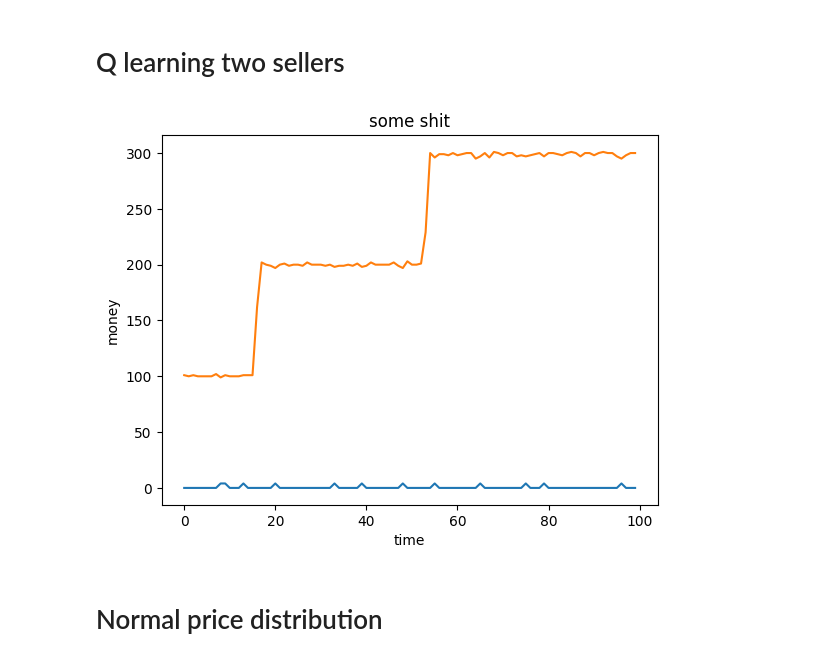
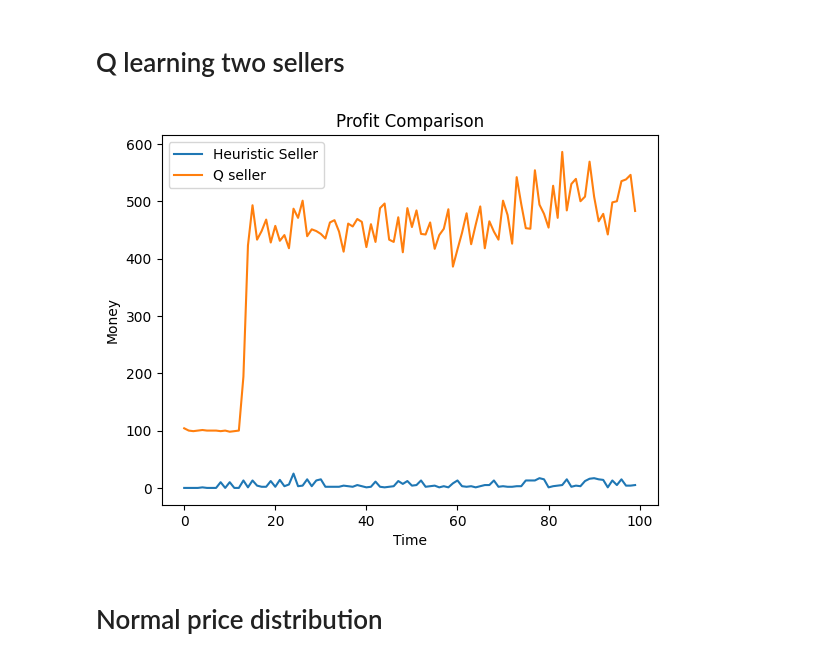
Before and after one commit to Lenguist/insight-game-ai, a Jupyter notebook: two-sellers.ipynb, the cells around one changed output. Drawn from its saved outputs; the diff is of its cells as text; code cells hidden in the pictures.

```diff
--- a/two-sellers.ipynb
+++ b/two-sellers.ipynb
@@ -302,47 +287,49 @@ class Seller(object):
 # %%
 from sellers import DescentByOneSeller
+from sellers import DescentArithmeticSeller
 from buyers import EducatedBuyer
 import matplotlib.pyplot as plt
 
 range_min = 11
-range_max = 15
+range_max = 30
 value = 10
 rounds = 100
-imp_incr = 0.2
+imp_incr = 0.8
 
 init_offer = range_max
 
-random_seller = DescentByOneSeller(value=value, init_offer=init_offer)
+random_seller = DescentArithmeticSeller(value=value, init_offer=init_offer, init_descent=10)
 qseller = QLearningSeller(value=value, init_offer=init_offer)
 sellers = [random_seller, qseller]
 
 profits_random_seller = []
 profits_q_seller = []
 
 # Simulation of 100 rounds
 for _ in range(100):
     total_profits = [0 for i in range(len(sellers))]
     for i in range(rounds):
-        maxprice = 20
+        maxprice = int(random.uniform(range_min, range_max+1))
         edubuyer = EducatedBuyer(maxprice, imp_incr)
         profits = two_seller_negotiation(edubuyer, sellers, False)
         #print(qseller.q_table)
         for i in range(len(sellers)):
             total_profits[i] += profits[i]
 
     profits_random_seller.append(total_profits[0])
     profits_q_seller.append(total_profits[1])
 
 # Plotting
 fig, ax = plt.subplots()
-ax.plot(profits_random_seller)
-ax.plot(profits_q_seller)
-ax.set_xlabel('time')
-ax.set_ylabel('money')
-ax.set_title('some shit')
+ax.plot(profits_random_seller, label='Heuristic Seller')
+ax.plot(profits_q_seller, label='Q seller')
+ax.set_xlabel('Time')
+ax.set_ylabel('Money')
+ax.set_title('Profit Comparison')
+ax.legend()
 plt.show()
 # %% [output]
-[figure, old version]
+[figure, new version]
 # %% [markdown]
 # Normal price distribution
 # %%
```
Also changed, not shown: parts of 11 cells of this notebook.
